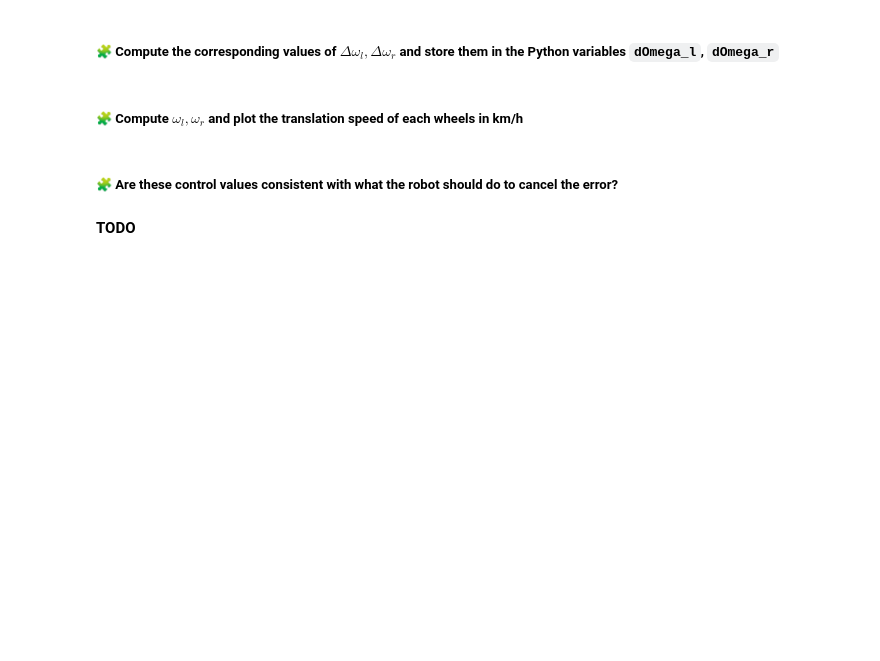
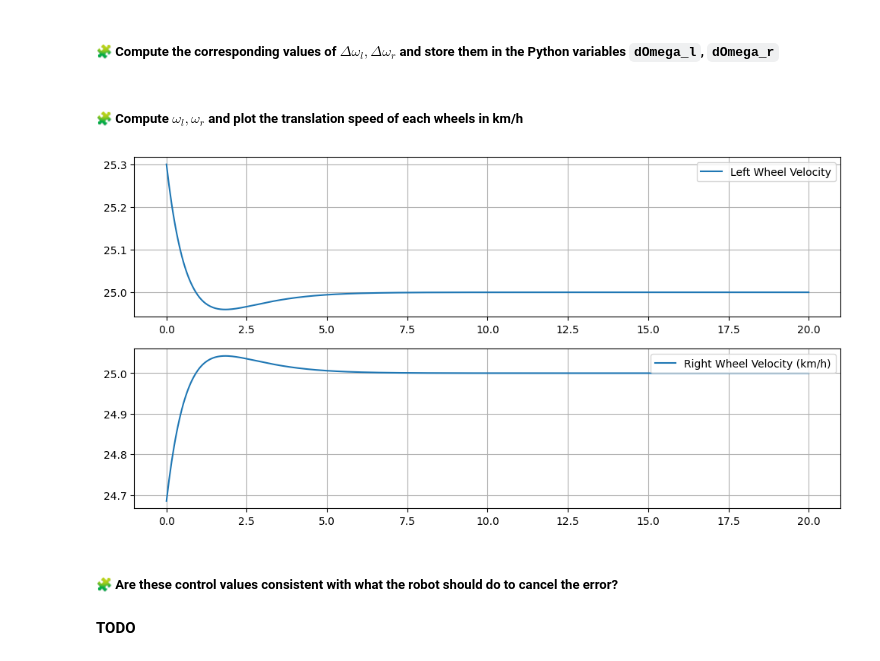
Before and after one commit to Oumarkei/control-engineering-with-python-project-2023-2024, a Jupyter notebook: Project-part-2.ipynb, the cells around one changed output. Cells and saved outputs as stored; diff of their text form; code cells hidden in the pictures; blank space fills up the shorter version.

```diff
--- a/Project-part-2.ipynb
+++ b/Project-part-2.ipynb
@@ -526,2 +678,12 @@ pass
+# %%
+# Extracting delta X from the solution
+delta_X = S["sol"](t_n)
+
+# Computing delta Omega using the control law
+delta_Omega = -K @ delta_X
+
+# Extracting delta Omega for left and right wheels
+delta_Omega_l = delta_Omega[0]
+delta_Omega_r = delta_Omega[1]
 # %% [markdown]
 ##### 🧩 Compute $\omega_l,\omega_r$ and plot the translation speed of each wheels in km/h
@@ -530,3 +690,24 @@ pass
+# %%
+# Convert delta Omega to wheel velocities
+omega_l = (delta_Omega_l * r + v) * conv
+omega_r = (delta_Omega_r * r + v) * conv
+
+# Plotting left wheel velocity
+plt.figure(figsize=(12, 6))
+plt.subplot(2, 1, 1)
+plt.plot(t_n, omega_l, label="Left Wheel Velocity")
+plt.grid(True)
+plt.legend()
+
+# Plotting right wheel velocity
+plt.subplot(2, 1, 2)
+plt.plot(t_n, omega_r, label="Right Wheel Velocity (km/h)")
+plt.grid(True)
+plt.legend()
+
+plt.show()
+# %% [output]
+[figure, added]
 # %% [markdown]
 ##### 🧩 Are these control values consistent with what the robot should do to cancel the error?
 # %% [markdown]
```
Also changed, not shown: parts of 23 cells of this notebook.
